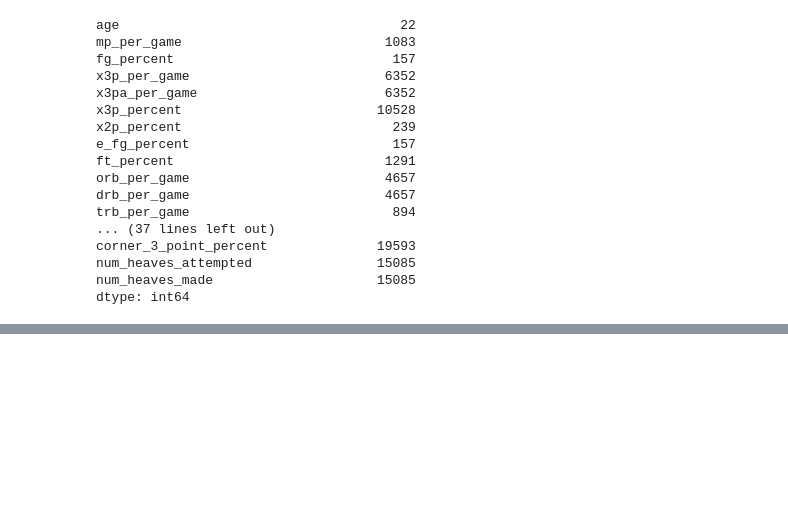
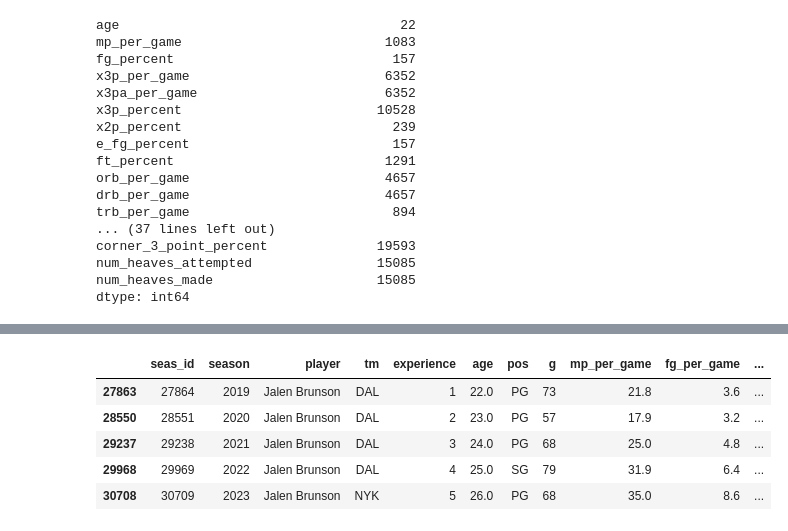
Before and after one commit to vtrackstar/Google-DA-Projects, a Jupyter notebook: most-statistically-similar-nba-seasons.ipynb, the cells around one changed output, grey strips where cells are left out. Cells and saved outputs as stored; diff of their text form; code cells hidden in the pictures; blank space fills up the shorter version.

```diff
--- a/most-statistically-similar-nba-seasons.ipynb
+++ b/most-statistically-similar-nba-seasons.ipynb
@@ -197,3 +194,13 @@ print(shai)
+# %%
+brunson = merged_player[merged_player['player'] == 'Jalen Brunson']
+brunson.head()
+# %% [output]
+|  | seas_id | season | player | tm | experience | age | pos | g | mp_per_game | fg_per_game | ... |
+| 27863 | 27864 | 2019 | Jalen Brunson | DAL | 1 | 22.0 | PG | 73 | 21.8 | 3.6 | ... |
+| 28550 | 28551 | 2020 | Jalen Brunson | DAL | 2 | 23.0 | PG | 57 | 17.9 | 3.2 | ... |
+| 29237 | 29238 | 2021 | Jalen Brunson | DAL | 3 | 24.0 | PG | 68 | 25.0 | 4.8 | ... |
+| 29968 | 29969 | 2022 | Jalen Brunson | DAL | 4 | 25.0 | SG | 79 | 31.9 | 6.4 | ... |
+| 30708 | 30709 | 2023 | Jalen Brunson | NYK | 5 | 26.0 | PG | 68 | 35.0 | 8.6 | ... |
 # %%
 pre = merged_player.fillna(0).copy()
 player_stats = pre[similarity_columns].dropna(how='all')
```
Also changed, not shown: parts of 5 cells of this notebook.
